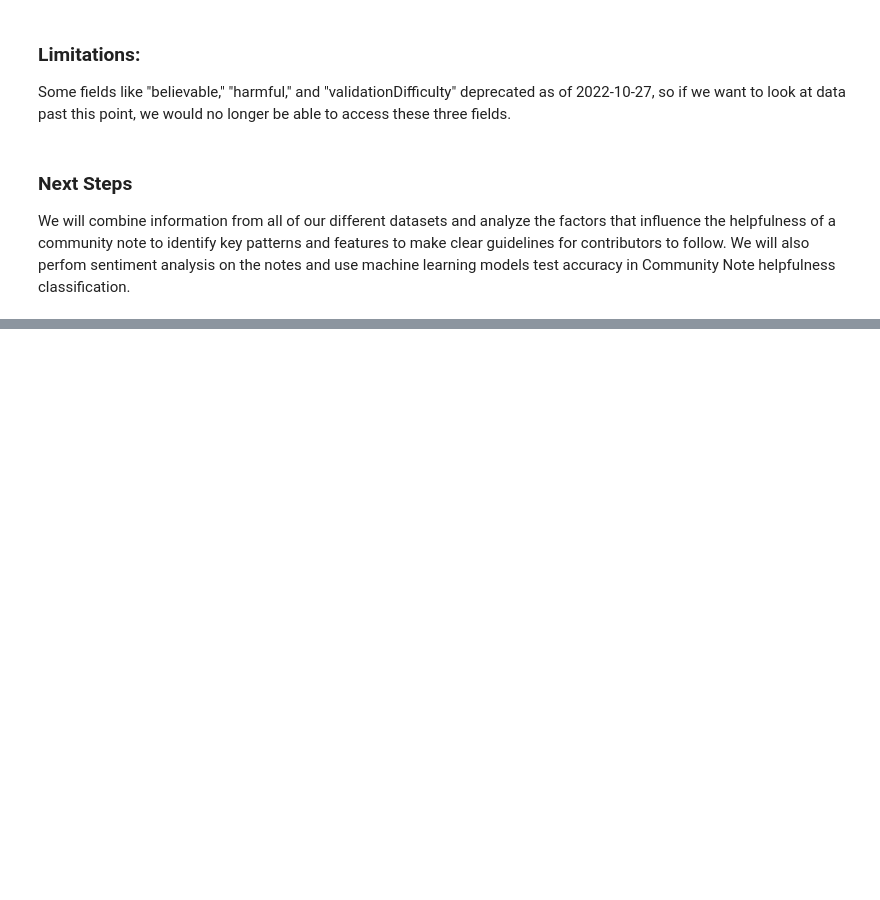
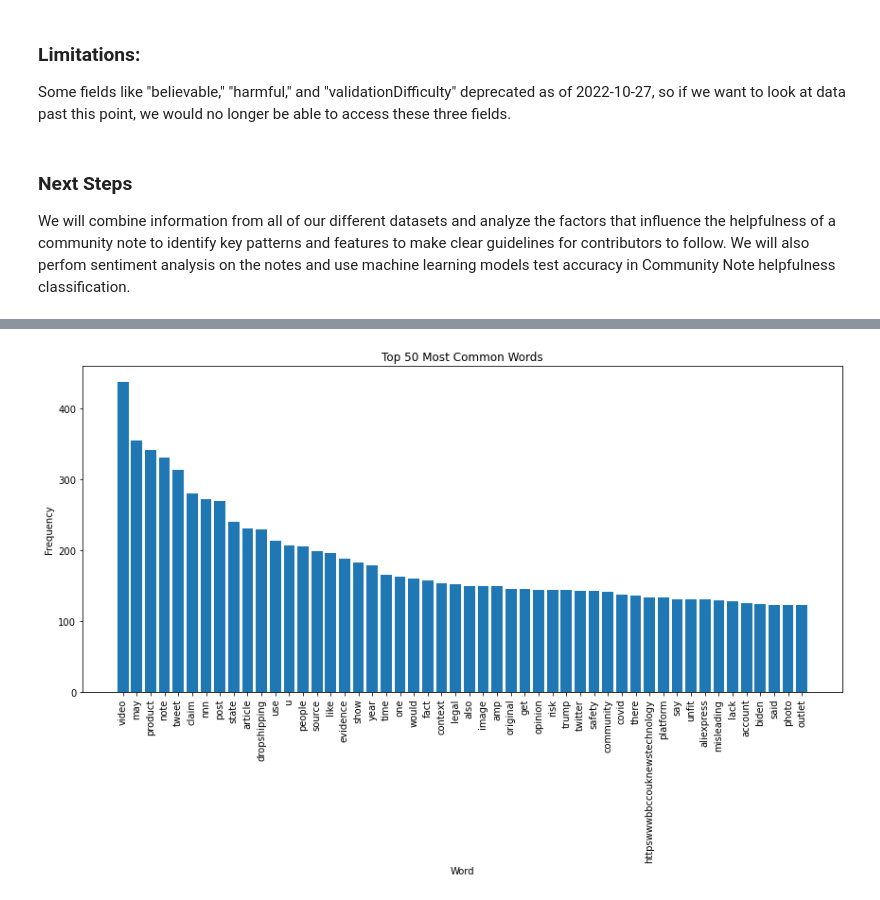
Before and after one commit to daphnehe/info498, a Jupyter notebook: Info 498 Practicum.ipynb, the cells around one changed output, grey strips where cells are left out. Drawn from its saved outputs; the diff is of its cells as text; code cells hidden in the pictures; blank space fills up the shorter version.

```diff
--- a/Info 498 Practicum.ipynb
+++ b/Info 498 Practicum.ipynb
@@ -194,0 +195,8 @@ We will combine information from all of our different datasets and analyze the f
+# %%
+notes_df = pd.read_csv('data/notes.csv')
+ratings_df = pd.read_csv('data/ratings.csv')
+merged_df = pd.merge(notes_df, ratings_df, on='noteId', how='inner')
+helpful_df = merged_df[['noteId', 'summary', 'helpfulnessLevel', 'noteAuthorParticipantId', 'helpfulClear', 'helpfulUnbiasedLanguage','helpfulImportantContext', 'helpfulGoodSources']]
+# Remove duplicate rows
+helpful = helpful_df.drop_duplicates(subset=['noteId', 'summary', 'noteAuthorParticipantId'])
+helpful
@@ -194,0 +357,24 @@ We will combine information from all of our different datasets and analyze the f
+# %%
+from collections import Counter
+import pandas as pd
+from nltk.tokenize import word_tokenize
+
+# Concatenate all text data into a single string
+all_text = ' '.join(df_clear_helpful['preprocessed_text'])
+
+# Tokenize the string into words
+tokens = word_tokenize(all_text)
+
+# Count the frequency of each word
+word_freq = Counter(tokens)
+
+# Sort the words based on their frequency
+sorted_word_freq = sorted(word_freq.items(), key=lambda x: x[1], reverse=True)
+
+# Select the top 50 words
+top_50_words = sorted_word_freq[:50]
+
+# Convert the top 50 words to a DataFrame
+df_top_50_words = pd.DataFrame(top_50_words, columns=['Word', 'Frequency'])
+
+print(df_top_50_words)
@@ -194,0 +399,14 @@ We will combine information from all of our different datasets and analyze the f
+# %%
+import matplotlib.pyplot as plt
+
+# Plotting the top 100 words
+plt.figure(figsize=(12, 8))
+plt.bar(df_top_50_words['Word'], df_top_50_words['Frequency'])
+plt.xlabel('Word')
+plt.ylabel('Frequency')
+plt.title('Top 50 Most Common Words')
+plt.xticks(rotation=90)  # Rotate x-axis labels for better readability
+plt.tight_layout()
+plt.show()
+# %% [output]
+[figure, added]
```
Also changed, not shown: parts of 30 cells of this notebook.
